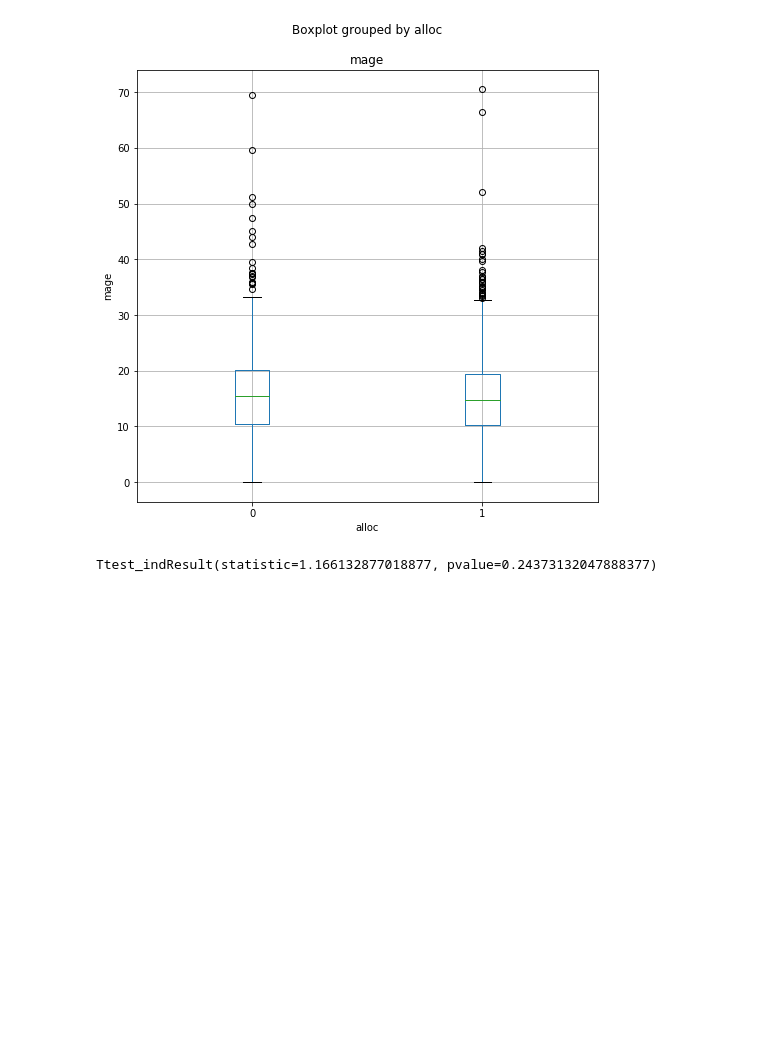
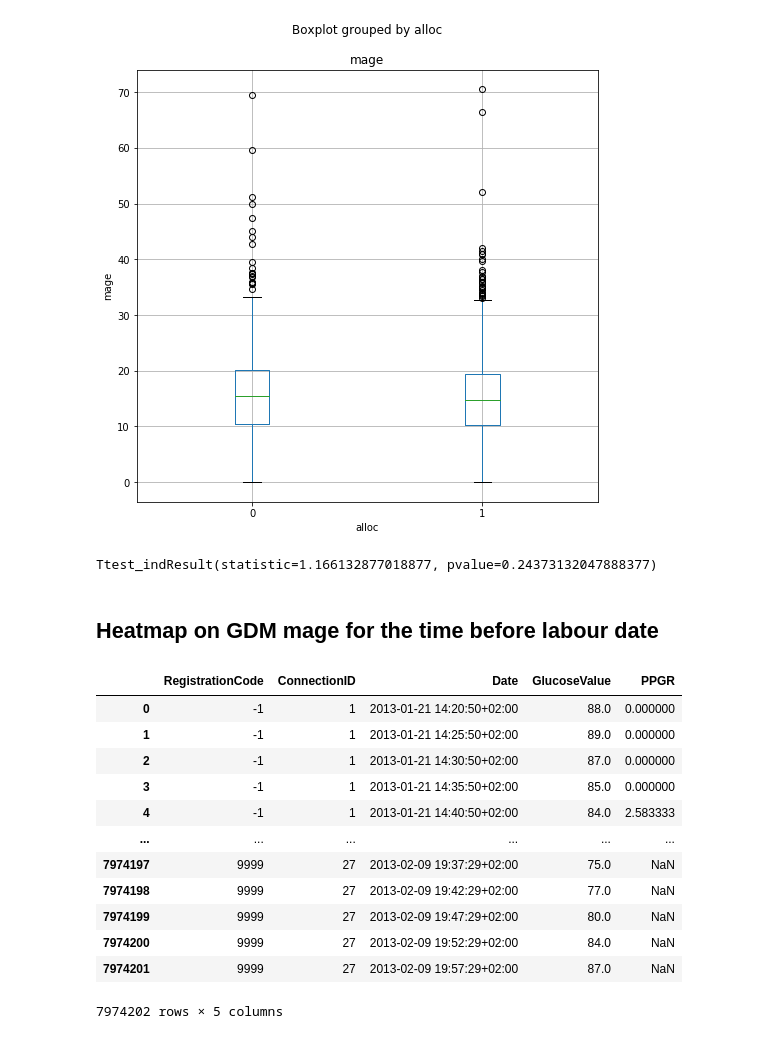
Before and after one commit to ElviraMingazova/MA_Thesis, a Jupyter notebook: GDM_MAGE.ipynb, the cells around one changed output. Cells and saved outputs as stored; diff of their text form; code cells hidden in the pictures; blank space fills up the shorter version.

```diff
--- a/GDM_MAGE.ipynb
+++ b/GDM_MAGE.ipynb
@@ -125,3 +124,5 @@ main = np.array(mage_df.loc[mage_df['alloc'] == 1]['mage'])
 stats.ttest_ind(control, main)
 # %% [output]
 Ttest_indResult(statistic=1.166132877018877, pvalue=0.24373132047888377)
+# %% [markdown]
+## Heatmap on GDM mage for the time before labour date
@@ -127,0 +133,16 @@ Ttest_indResult(statistic=1.166132877018877, pvalue=0.24373132047888377)
+# %%
+cgm_df
+# %% [output]
+|  | RegistrationCode | ConnectionID | Date | GlucoseValue | PPGR |
+| 0 | -1 | 1 | 2013-01-21 14:20:50+02:00 | 88.0 | 0.000000 |
+| 1 | -1 | 1 | 2013-01-21 14:25:50+02:00 | 89.0 | 0.000000 |
+| 2 | -1 | 1 | 2013-01-21 14:30:50+02:00 | 87.0 | 0.000000 |
+| 3 | -1 | 1 | 2013-01-21 14:35:50+02:00 | 85.0 | 0.000000 |
+| 4 | -1 | 1 | 2013-01-21 14:40:50+02:00 | 84.0 | 2.583333 |
+| ... | ... | ... | ... | ... | ... |
+| 7974197 | 9999 | 27 | 2013-02-09 19:37:29+02:00 | 75.0 | NaN |
+| 7974198 | 9999 | 27 | 2013-02-09 19:42:29+02:00 | 77.0 | NaN |
+| 7974199 | 9999 | 27 | 2013-02-09 19:47:29+02:00 | 80.0 | NaN |
+| 7974200 | 9999 | 27 | 2013-02-09 19:52:29+02:00 | 84.0 | NaN |
+| 7974201 | 9999 | 27 | 2013-02-09 19:57:29+02:00 | 87.0 | NaN |
+7974202 rows × 5 columns
```
Also changed, not shown: parts of 10 cells of this notebook, 1 other file.
